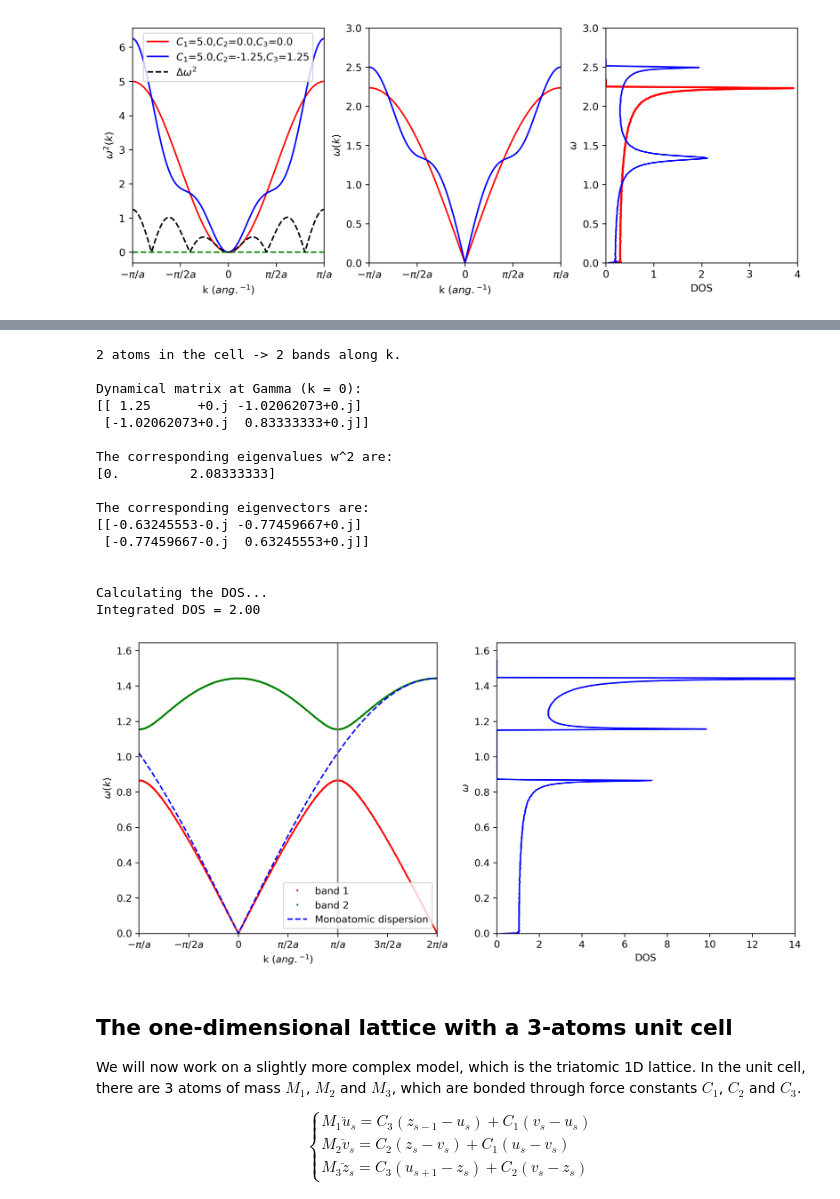
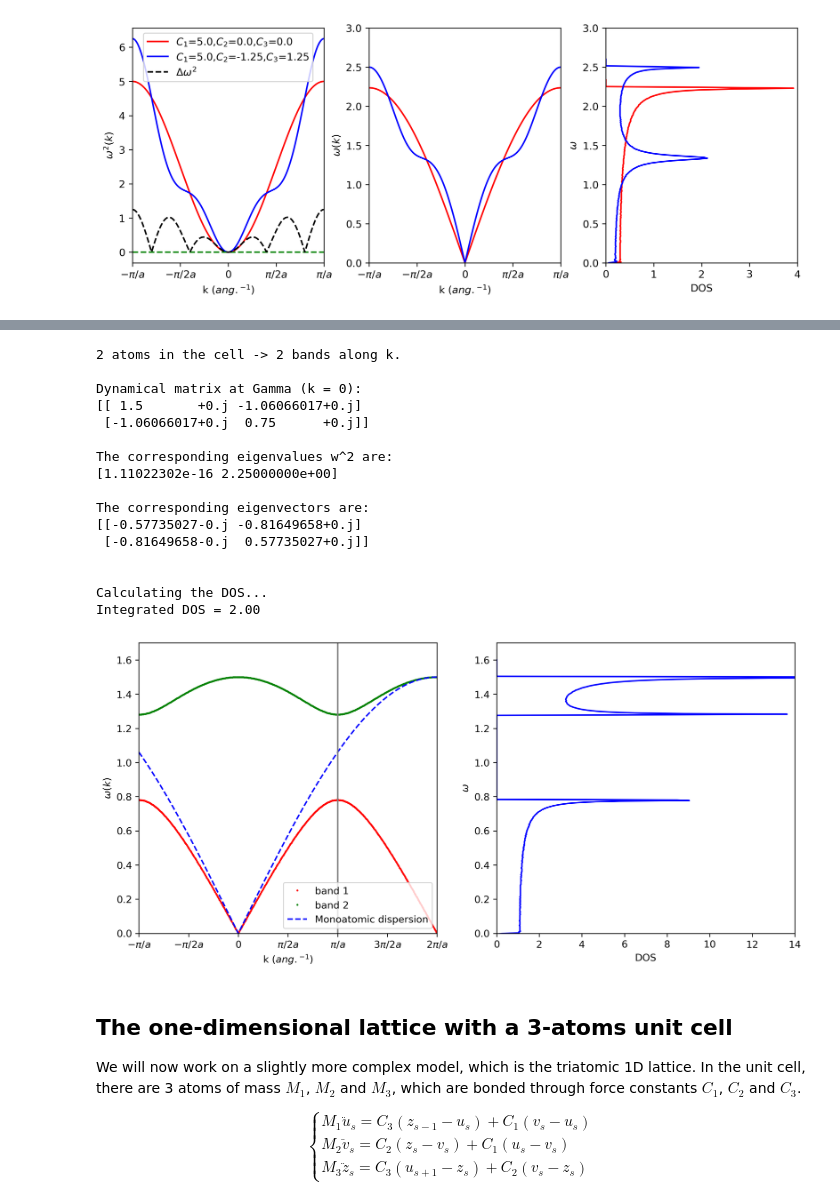
Before and after one commit to slemal-doc/jupyter_notebook_PhyMa, a Jupyter notebook: TP-Vibrations.ipynb, the cells around one changed output, grey strips where cells are left out. Drawn from its saved outputs; the diff is of its cells as text; code cells hidden in the pictures.

```diff
--- a/TP-Vibrations.ipynb
+++ b/TP-Vibrations.ipynb
@@ -264,9 +277,9 @@ from pylab import *
 
 # set parameters
 
-M = [4.,6.] # set M1 and M2
-C = [2.,3.] # set C1 and C2
-a = 1. # cell parameter, in angstrom
+M = [2.,4.] # set M1 and M2
+C = [1.,2.] # set C1 and C2
+a = 1. # cell parameter
 N = len(M)
 
 print (str(N) + " atoms in the cell -> 2 bands along k." + '\n')
@@ -386,39 +399,39 @@ plt.xticks([-np.pi/a,-np.pi/(2*a),0,np.pi/(2*a),np.pi/a, (1.5)*np.pi/a, 2*np.pi/
 plt.xlim(-np.pi/a,2*np.pi/a)
 plt.axvline(x=np.pi/a, c='gray')
 plt.ylabel(r'$\omega (k)$')
 plt.ylim(0,max_w+0.2)
 plt.legend(loc='best')
 
 plt.subplot(2,2,2,adjustable='datalim')
 plt.xlabel(r'DOS')
 plt.ylabel(r'$\omega$')
 plt.ylim(0,max_w+0.2)
 plt.xlim(0,14)
 #plt.fill_between(w_dos, w_space, w_dos)
 plt.plot(results_dos[1], results_dos[0], 'b', ms= 0.5)
 #plt.subplot(2,2,3,adjustable='datalim')
 #plt.plot(kokay[0], tmp1, 'r', ms= 0.5)
 plt.savefig("1D_diatomic_chain_vibrations.pdf")
 
 print ('')
 # %% [output]
 2 atoms in the cell -> 2 bands along k.
 
 Dynamical matrix at Gamma (k = 0):
-[[ 1.25      +0.j -1.02062073+0.j]
- [-1.02062073+0.j  0.83333333+0.j]]
+[[ 1.5       +0.j -1.06066017+0.j]
+ [-1.06066017+0.j  0.75      +0.j]]
 
 The corresponding eigenvalues w^2 are:
-[0.         2.08333333]
+[1.11022302e-16 2.25000000e+00]
 
 The corresponding eigenvectors are:
-[[-0.63245553-0.j -0.77459667+0.j]
- [-0.77459667-0.j  0.63245553+0.j]]
+[[-0.57735027-0.j -0.81649658+0.j]
+ [-0.81649658-0.j  0.57735027+0.j]]
 
 
 Calculating the DOS...
 Integrated DOS = 2.00
-[figure, old version]
+[figure, new version]
 # %% [markdown]
 ## The one-dimensional lattice with a 3-atoms unit cell
 
```
Also changed, not shown: parts of 7 cells of this notebook, 4 other files.
